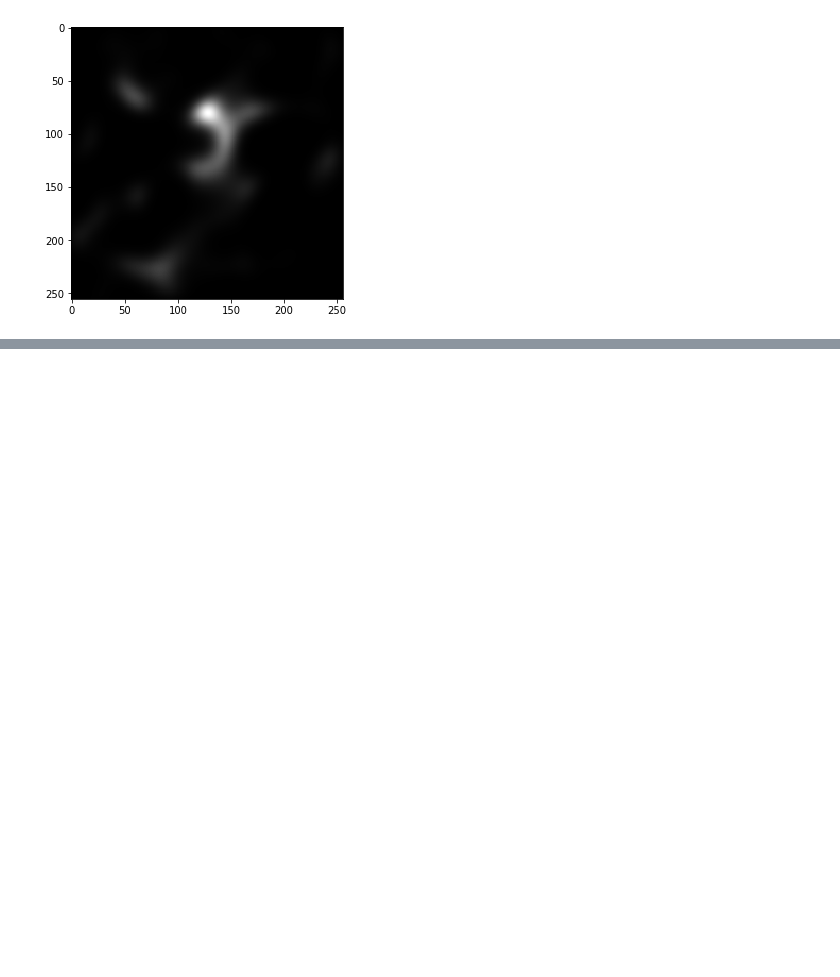
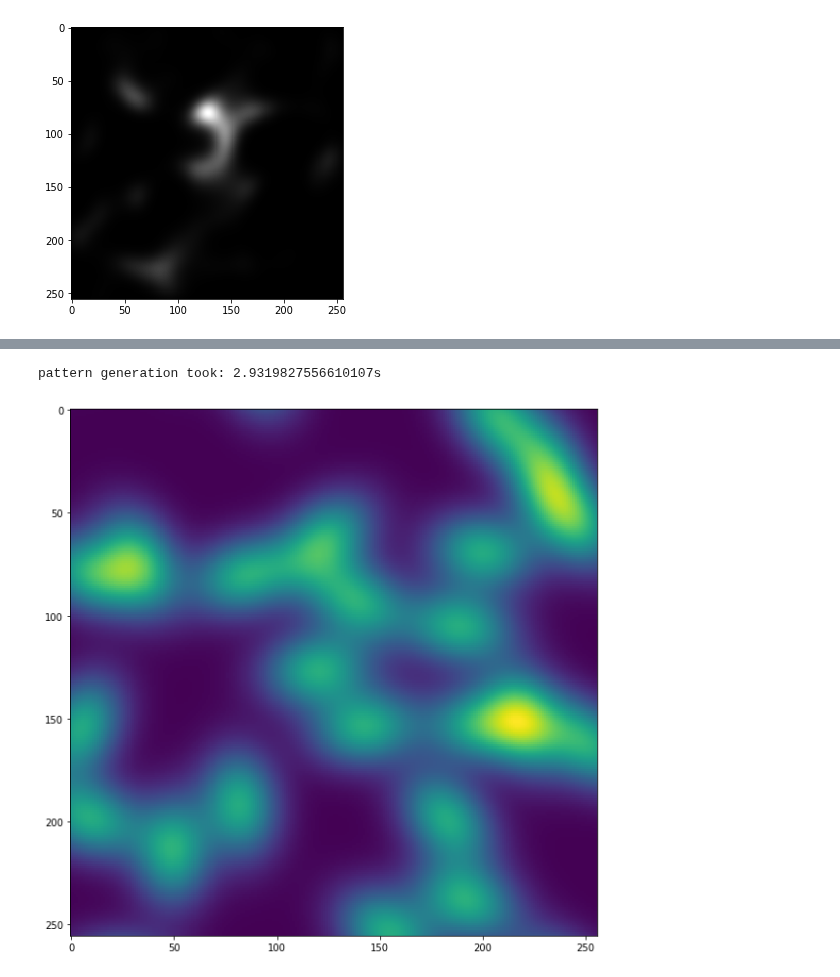
Before and after one commit to ShengCN/soft_shadow, a Jupyter notebook: pattern.ipynb, the cells around one changed output, grey strips where cells are left out. Saved outputs shown, nothing was run; the diff lists cells and outputs as text; code cells hidden in the pictures; blank space fills up the shorter version.

```diff
--- a/pattern.ipynb
+++ b/pattern.ipynb
@@ -72,15 +43,0 @@ total time: 0.0002751350402832031 s
-# %%
-s = time.time()
-gs = ig.Composite(operator=np.add,
-                  generators=[ig.Gaussian(size=0.1,
-                                          scale=0.02,
-                                          x=ng.UniformRandom(seed=i+1)-0.5,
-                                          y=(ng.UniformRandom(seed=i+2)-0.5)*2.0,
-                                          orientation=np.pi*ng.UniformRandom(seed=i+3),
-                                          aspect_ratio=1.0/0.71) for i in range(50)])
-
-for i in range(5):
-    pattern = gs()
-    show_random_pattern(pattern)
-
-print('time: {}s'.format(time.time() - s))
@@ -93,0 +50,15 @@ time: 1.6531763076782227s
+# %%
+s = time.time()
+pattern_list = []
+for i in range(51):
+    pattern = pattern_generator.get_pattern(num=i)
+    print('pattern generation took: {}s'.format(time.time() - s))
+    pattern_list.append(pattern)
+
+
+plt.figure(figsize=(15,10))
+plt.imshow(pattern)
+plt.show()
+# %% [output]
+pattern generation took: 2.9319827556610107s
+[figure, added]
```
Also changed, not shown: parts of 5 cells of this notebook, 13 other files.
